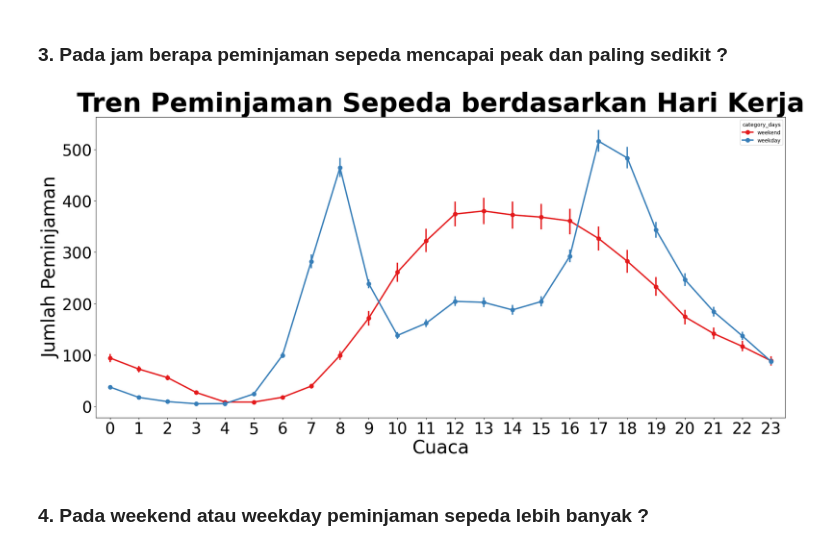
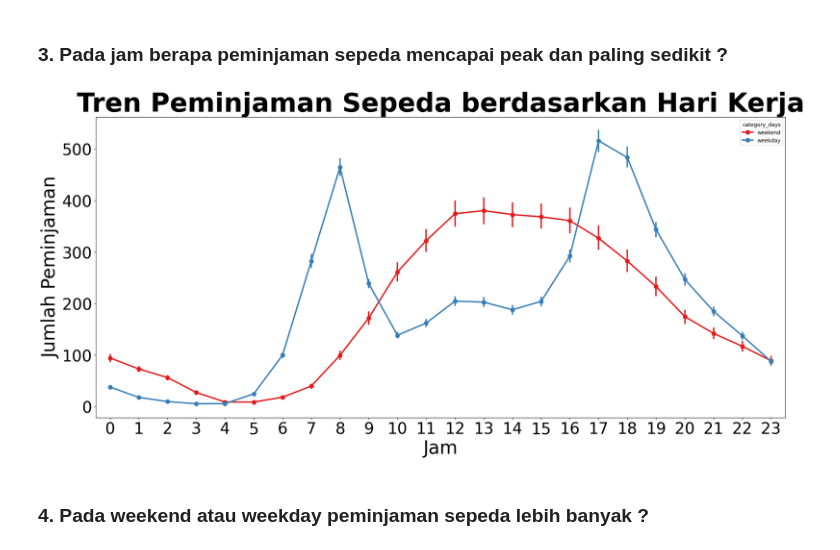
Before and after one commit to nexuszero10/analisis-bike-sharing, a Jupyter notebook: notebook.ipynb, the cells around one changed output. Cells and saved outputs as stored; diff of their text form; code cells hidden in the pictures.

```diff
--- a/notebook.ipynb
+++ b/notebook.ipynb
@@ -517,26 +545,26 @@ plt.show()
 # %%
 # membuat subplot -> peminjaman berdaasarkan hari kerja data perjam
 fig, ax = plt.subplots(figsize=(20, 10))
 
 # Plot bar
 sns.pointplot(data=hour_df, x='hours', y='count_rent', hue='category_days', palette='Set1')
 
 
 # Mengatur judul dan label
 ax.set_title("Tren Peminjaman Sepeda berdasarkan Hari Kerja", loc="center", fontsize=50, fontweight='bold')
-ax.set_xlabel("Cuaca", fontsize=35)
+ax.set_xlabel("Jam", fontsize=35)
 ax.set_ylabel("Jumlah Peminjaman", fontsize=35)
 
 # Mengatur ukuran label sumbu
 ax.tick_params(axis='x', labelsize=30)
 ax.tick_params(axis='y', labelsize=30)
 
 
 # Menampilkan plot
 plt.tight_layout()
 plt.show()
 # %% [output]
-[figure, old version]
+[figure, new version]
 # %% [markdown]
 ### 4. Pada weekend atau weekday peminjaman sepeda lebih banyak ?
 # %%
```
Also changed, not shown: parts of 15 cells of this notebook, 1 other file.
